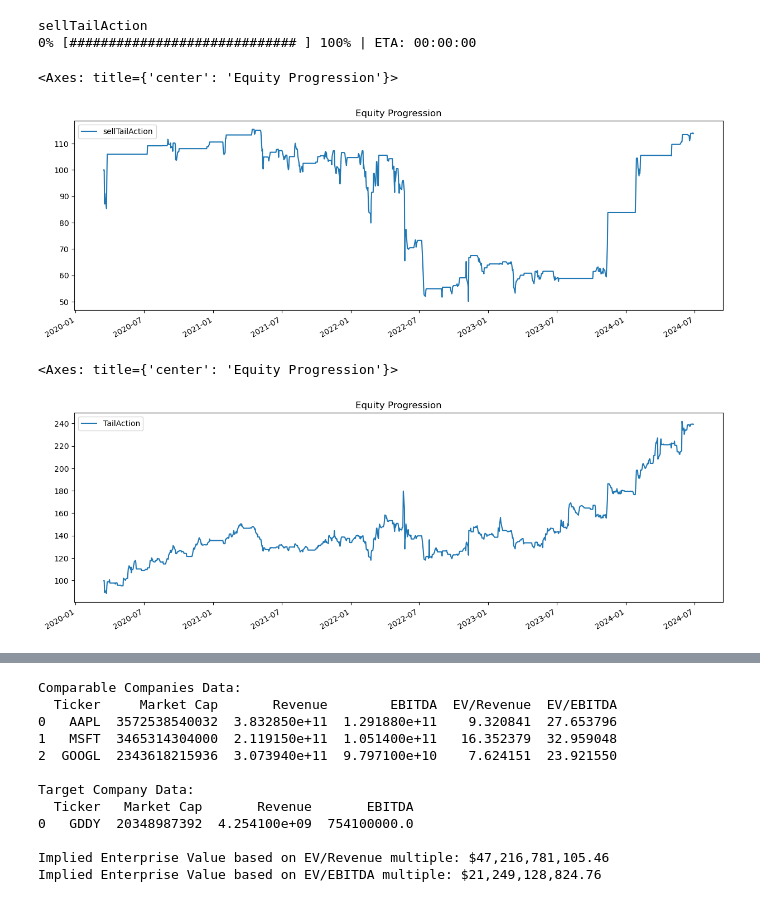
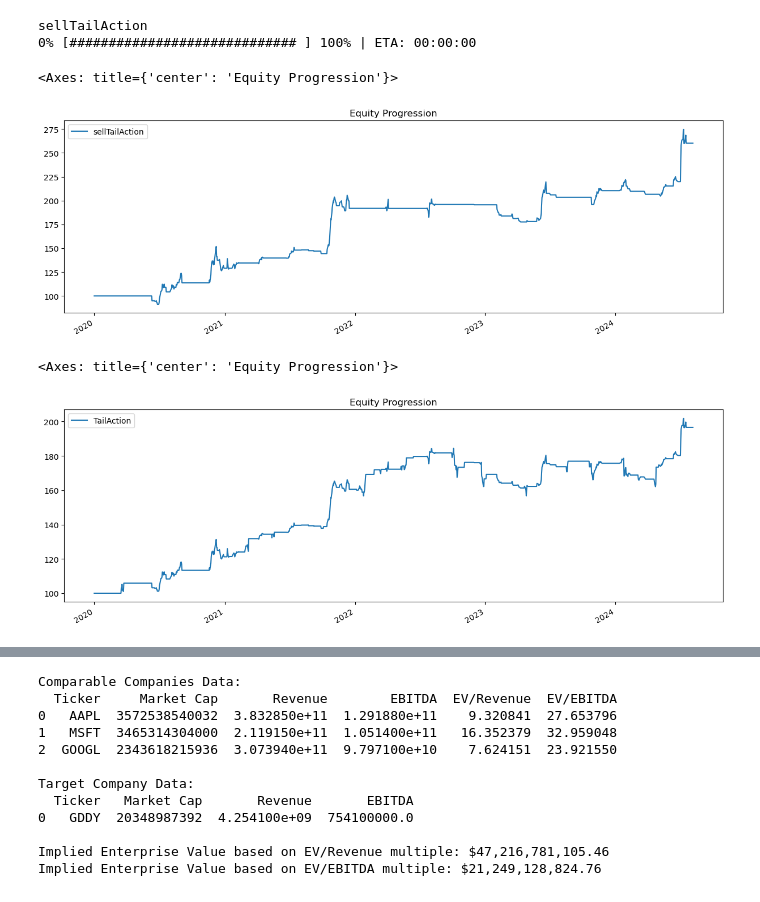
Before and after one commit to ab123-bruh/fund_temp, a Jupyter notebook: test.ipynb, the cells around one changed output, grey strips where cells are left out. Saved outputs shown, nothing was run; the diff lists cells and outputs as text; code cells hidden in the pictures.

```diff
--- a/test.ipynb
+++ b/test.ipynb
@@ -73,4 +1,8 @@ plot_torus("cdlx",big,rolling_mean,rolling_std,buy_signal,sell_signal,len(df))
 # %%
+import pandas as pd
+from mvdata import TickerData
+import yfinance as yf
+
 def action_tickers(ticker,buy_indicator,sell_indicator):
     tick_buy = pd.DataFrame(buy_indicator[ticker])
     tick_buy["BuySignal"] = "Buy"
@@ -89,22 +21,39 @@ def action_tickers(ticker,buy_indicator,sell_indicator):
     hold = actions.loc[(actions["BuySignal"] == "Hold") & (actions["SellSignal"] == "Hold"), "BuySignal"]
 
     actions = pd.concat([buy,sell,hold],axis=0).reset_index()
-
     actions.columns = ["Date", ticker + "Signal"]
 
     actions = actions.sort_values(by="Date",ascending=True).reset_index(drop=True)
 
+    decision = []
+    previous_decision = ""
+
+    for value in actions[ticker + "Signal"].values.tolist():
+        if value == previous_decision:
+            decision.append("Hold")
+        else:
+            decision.append(value)
+            previous_decision = value
+
+    actions[ticker + "Signal"] = decision
     actions = actions.drop(["Date"],axis=1)
 
     return actions
 
-ticker_action = pd.DataFrame(buy_signal.index)
+df = TickerData("AAPL MSFT TSLA").get_historical_data(start_date="2020-01-01")
+window = 50
 
-for tick in symbols:
-    ticker_action[tick.lower() + "Signal"] = action_tickers(tick.lower(),buy_signal,sell_signal)
+rolling_mean = df.rolling(window=window).mean()
+rolling_std = df.rolling(window=window).std()
+
+buy_signal = df < rolling_mean - (2 * rolling_std)
+sell_signal = df >= rolling_mean + (2 * rolling_std)
+
+ticker_action = pd.DataFrame(df.index)
+
+for tick in df.columns.tolist():
+    ticker_action[tick + "Signal"] = action_tickers(tick,buy_signal,sell_signal)
 
 date = ticker_action.pop("Date")
 ticker_action = ticker_action.set_index(date)
-
-ticker_action.iloc[51:]
 # %% [output]
@@ -125,43 +80,49 @@ ticker_action.iloc[51:]
 # %%
-strat2 = bt.Strategy('sellTailAction', [bt.algos.SelectWhere(buy_signal),
+import bt
+
+strat2 = bt.Strategy('sellTailAction', [bt.algos.SelectWhere(sell_signal),
+                                        bt.algos.RunAfterDays(50),
                                        bt.algos.WeighEqually(),
                                        bt.algos.Rebalance()])
 
 # now we create the Backtest
-t2 = bt.Backtest(strat2, df.iloc[51:,:],integer_positions=False, progress_bar=True)
+t2 = bt.Backtest(strat2, df,integer_positions=False, progress_bar=True)
 
 res = bt.run(t2)
 res.plot()
 # %% [output]
 sellTailAction
 0% [############################# ] 100% | ETA: 00:00:00
 <Axes: title={'center': 'Equity Progression'}>
-[figure, old version]
+[figure, new version]
 # %%
 strat1 = bt.Strategy('buyTailAction', [bt.algos.SelectWhere(buy_signal),
+                                       bt.algos.RunAfterDays(window),
                                        bt.algos.WeighEqually(),
                                        bt.algos.Rebalance()])
 
 # now we create the Backtest
-t1 = bt.Backtest(strat1, df.iloc[51:,:],integer_positions=False, progress_bar=True)
+t1 = bt.Backtest(strat1,df,integer_positions=False, progress_bar=True)
 
 strat2 = bt.Strategy('sellTailAction', [bt.algos.SelectWhere(sell_signal),
+                                        bt.algos.RunAfterDays(window),
                                        bt.algos.WeighEqually(),
                                        bt.algos.Rebalance()])
 
 # now we create the Backtest
-t2 = bt.Backtest(strat2, df.iloc[51:,:],integer_positions=False, progress_bar=True)
+t2 = bt.Backtest(strat2, df,integer_positions=False, progress_bar=True)
 
 tests = [t1,t2]
 
 combined_strat = bt.Strategy('TailAction', [bt.algos.SelectAll(),
+                                            bt.algos.RunAfterDays(window),
                                             bt.algos.WeighEqually(),
                                             bt.algos.Rebalance()],
                                             children = [x.strategy for x in tests])
 
 combined_test = bt.Backtest(
     combined_strat,
-    df.iloc[51:,:],
+    df,
     integer_positions = False,
     progress_bar = False
 )
@@ -171,5 +132,5 @@ res = bt.run(combined_test)
 res.plot()
 # %% [output]
 <Axes: title={'center': 'Equity Progression'}>
-[figure, old version]
+[figure, new version]
 # %%
```
Also changed, not shown: parts of 8 cells of this notebook, 6 other files.
